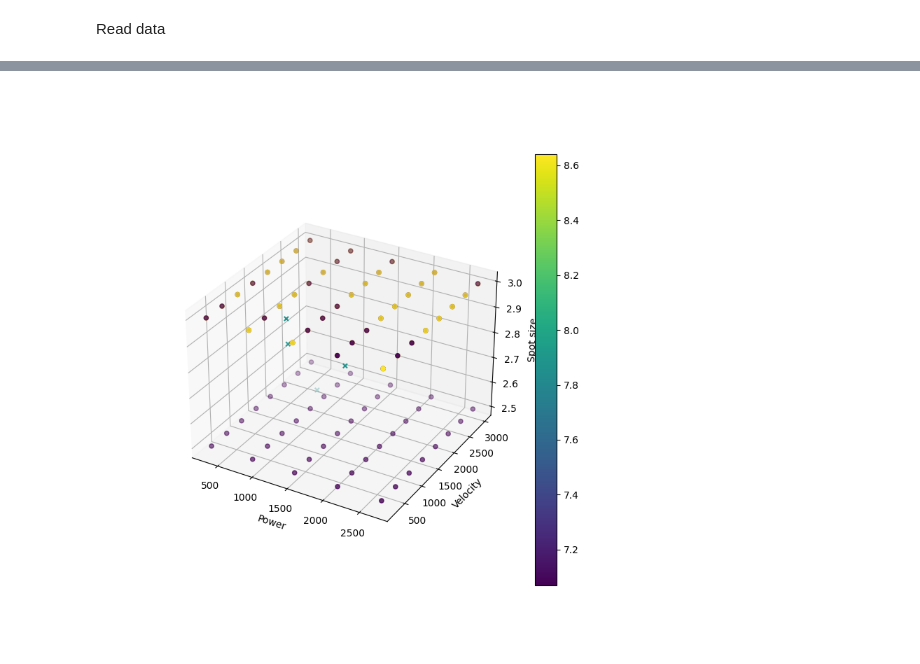
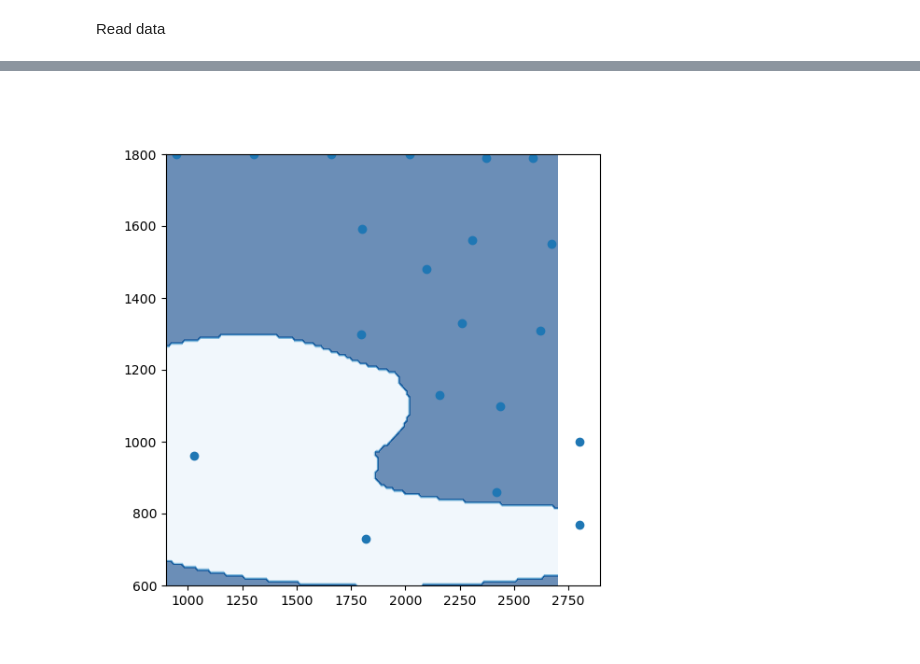
Before and after one commit to ulissigroup/cas, a Jupyter notebook: alse/workflow_fixed_feed.ipynb, the cells around one changed output, grey strips where cells are left out. Saved outputs shown, nothing was run; the diff lists cells and outputs as text; code cells hidden in the pictures.

```diff
--- a/alse/workflow_fixed_feed.ipynb
+++ b/alse/workflow_fixed_feed.ipynb
@@ -99,13 +295,18 @@ New X_4: Power: 1059.62W, Velocity: 907.35mm/min, Spot size: 2.88mm, Feedrate: 7
+# %%
+fig, ax = plt.subplots(figsize=(6, 6))
+ax.contourf(Xplt.cpu(), Yplt.cpu(), reference.cpu(),cmap="Blues", alpha=0.6)
+ax.scatter(X.float().numpy()[:, 0], X.float().numpy()[:, 1])
+plt.show()
+# %% [output]
+[figure, added]
 # %%
-fig = plt.figure(figsize=(8, 8))
-ax = plt.axes(projection='3d')
-ax.set_xlabel("Power")
-ax.set_ylabel("Velocity")
-ax.set_zlabel("Spot size")
-# ax.scatter(X[:,0], X[:,1], X[:,2], c=X[:,3])
-img = ax.scatter(X[:-num_pred,0], X[:-num_pred,1], X[:-num_pred,2], c=X[:-num_pred,3])
-img = ax.scatter(X[-num_pred:,0], X[-num_pred:,1], X[-num_pred:,2], c=X[-num_pred:,3], marker = "x")
-fig.colorbar(img)
-plt.show()
+# fig = plt.figure(figsize=(8, 8))
+# ax = plt.axes(projection='3d')
+# ax.set_xlabel("Power")
+# ax.set_ylabel("Velocity")
+# ax.set_zlabel("Spot size")
+# # ax.scatter(X[:,0], X[:,1], X[:,2], c=X[:,3])
+# img = ax.scatter(X[:-num_pred,0], X[:-num_pred,1], X[:-num_pred,2], c=X[:-num_pred,3])
+# img = ax.scatter(X[-num_pred:,0], X[-num_pred:,1], X[-num_pred:,2], c=X[-num_pred:,3], marker = "x")
+# fig.colorbar(img)
+# plt.show()
-# %% [output]
-[figure, removed]
```
Also changed, not shown: parts of 30 cells of this notebook, 6 other files.
